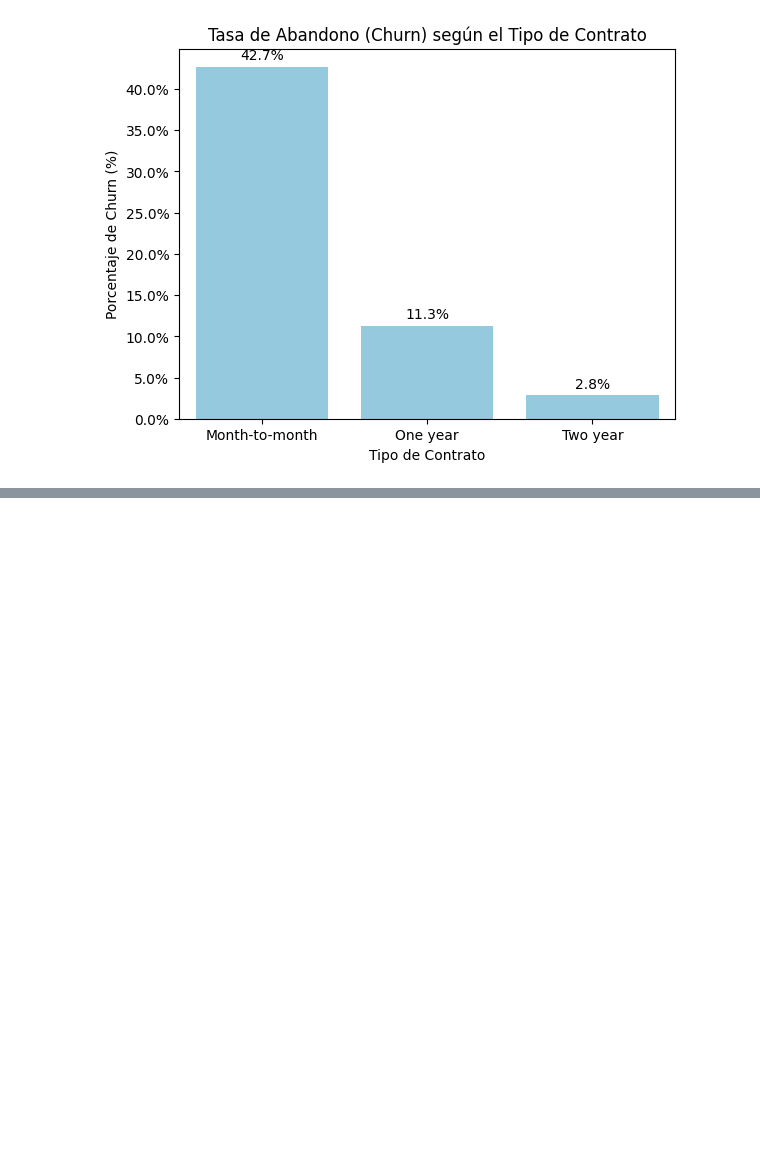
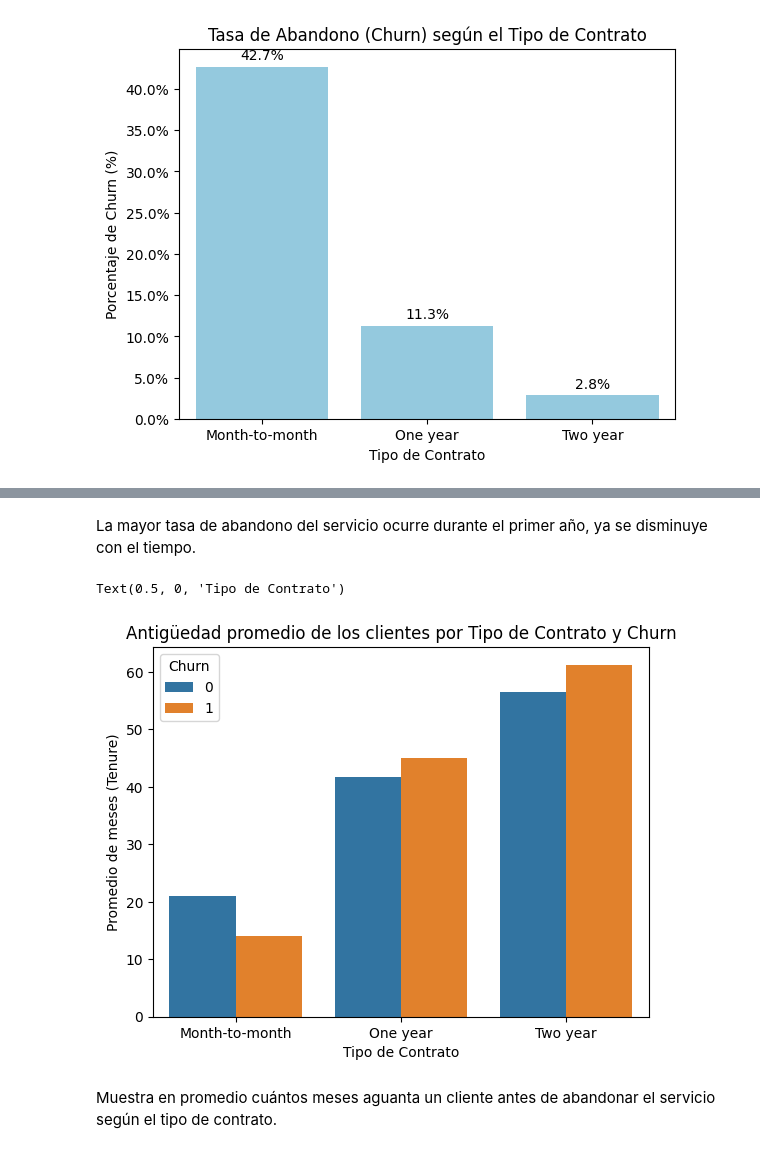
Before and after one commit to Dalzsfn/deteccion-de-abandono-de-servicios, a Jupyter notebook: analisis.ipynb, the cells around one changed output, grey strips where cells are left out. Cells and saved outputs as stored; diff of their text form; code cells hidden in the pictures; blank space fills up the shorter version.

```diff
--- a/analisis.ipynb
+++ b/analisis.ipynb
@@ -73,0 +94,12 @@ Text(0.5, 0, 'Tipo de Contrato')
+# %% [markdown]
+La mayor tasa de abandono del servicio ocurre durante el primer año, ya se disminuye con el tiempo.
+# %%
+ax = sns.barplot(data=df2, x='Contract', y='tenure', hue='Churn', errorbar=None)
+plt.title('Antigüedad promedio de los clientes por Tipo de Contrato y Churn')
+plt.ylabel('Promedio de meses (Tenure)')
+plt.xlabel('Tipo de Contrato')
+# %% [output]
+Text(0.5, 0, 'Tipo de Contrato')
+[figure, added]
+# %% [markdown]
+Muestra en promedio cuántos meses aguanta un cliente antes de abandonar el servicio según el tipo de contrato.
```
Also changed, not shown: parts of 2 cells of this notebook.
